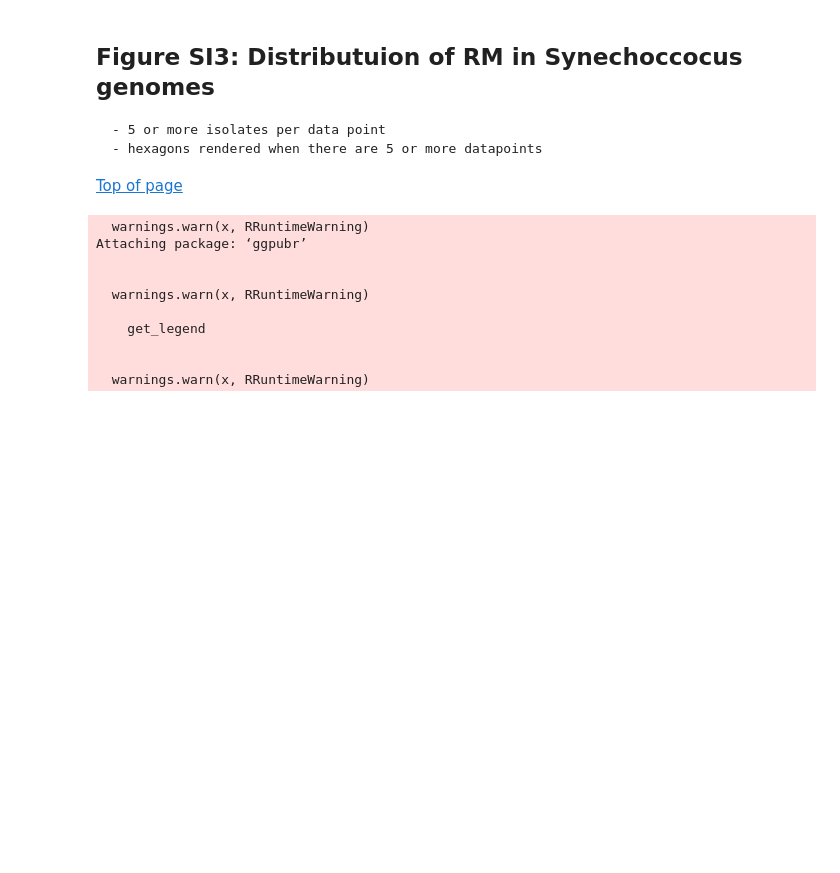
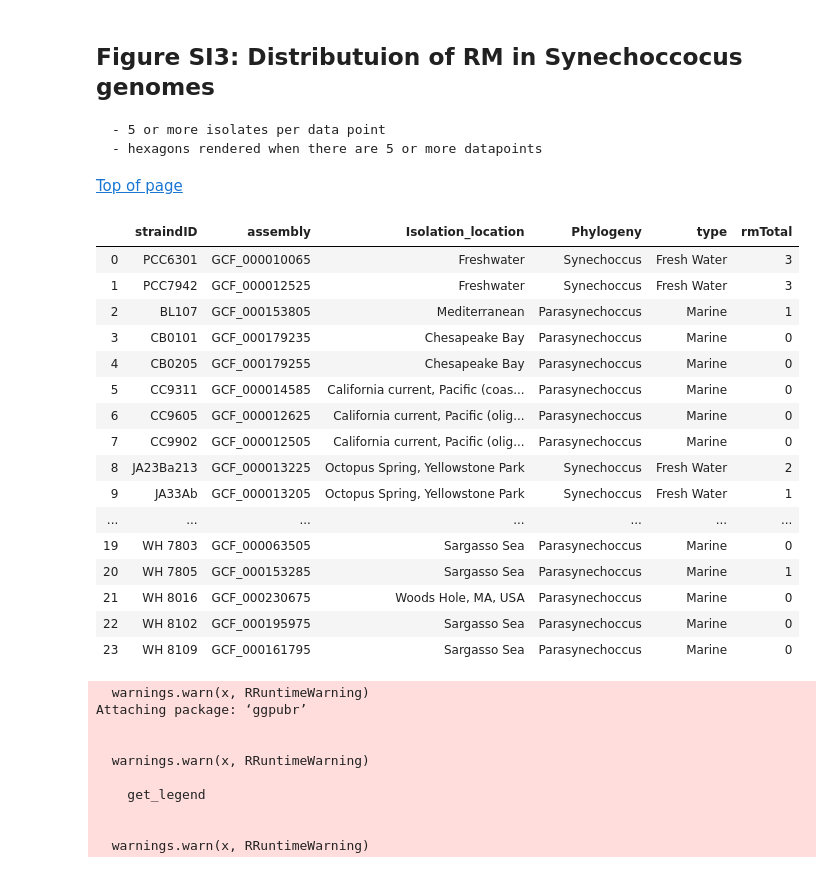
Before and after one commit to SEpapoulis/EscalationAndDe-escalationOfRM, a Jupyter notebook: Manuscript_Figures_SI.ipynb, the cells around one changed output. Cells and saved outputs as stored; diff of their text form; code cells hidden in the pictures; blank space fills up the shorter version.

```diff
--- a/Manuscript_Figures_SI.ipynb
+++ b/Manuscript_Figures_SI.ipynb
@@ -341,6 +341,26 @@ syn_rmTotal = {el[0]:el[-1] for el in syndat.itertuples(index=False)}
 syndf=pd.DataFrame(syn)
 syndf.columns = ['straindID','assembly','Isolation_location','Phylogeny','type']
 syndf['rmTotal'] = [syn_rmTotal[el] for el in syndf['assembly']]
+# %%
+syndf
+# %% [output]
+|  | straindID | assembly | Isolation_location | Phylogeny | type | rmTotal |
+| 0 | PCC6301 | GCF_000010065 | Freshwater | Synechoccus | Fresh Water | 3 |
+| 1 | PCC7942 | GCF_000012525 | Freshwater | Synechoccus | Fresh Water | 3 |
+| 2 | BL107 | GCF_000153805 | Mediterranean | Parasynechoccus | Marine | 1 |
+| 3 | CB0101 | GCF_000179235 | Chesapeake Bay | Parasynechoccus | Marine | 0 |
+| 4 | CB0205 | GCF_000179255 | Chesapeake Bay | Parasynechoccus | Marine | 0 |
+| 5 | CC9311 | GCF_000014585 | California current, Pacific (coas... | Parasynechoccus | Marine | 0 |
+| 6 | CC9605 | GCF_000012625 | California current, Pacific (olig... | Parasynechoccus | Marine | 0 |
+| 7 | CC9902 | GCF_000012505 | California current, Pacific (olig... | Parasynechoccus | Marine | 0 |
+| 8 | JA23Ba213 | GCF_000013225 | Octopus Spring, Yellowstone Park | Synechoccus | Fresh Water | 2 |
+| 9 | JA33Ab | GCF_000013205 | Octopus Spring, Yellowstone Park | Synechoccus | Fresh Water | 1 |
+| ... | ... | ... | ... | ... | ... | ... |
+| 19 | WH 7803 | GCF_000063505 | Sargasso Sea | Parasynechoccus | Marine | 0 |
+| 20 | WH 7805 | GCF_000153285 | Sargasso Sea | Parasynechoccus | Marine | 1 |
+| 21 | WH 8016 | GCF_000230675 | Woods Hole, MA, USA | Parasynechoccus | Marine | 0 |
+| 22 | WH 8102 | GCF_000195975 | Sargasso Sea | Parasynechoccus | Marine | 0 |
+| 23 | WH 8109 | GCF_000161795 | Sargasso Sea | Parasynechoccus | Marine | 0 |
 # %%
 %%R -i syndf
 #This cell is used to experiment with poisson modeling
```
Also changed, not shown: 3 other files.
